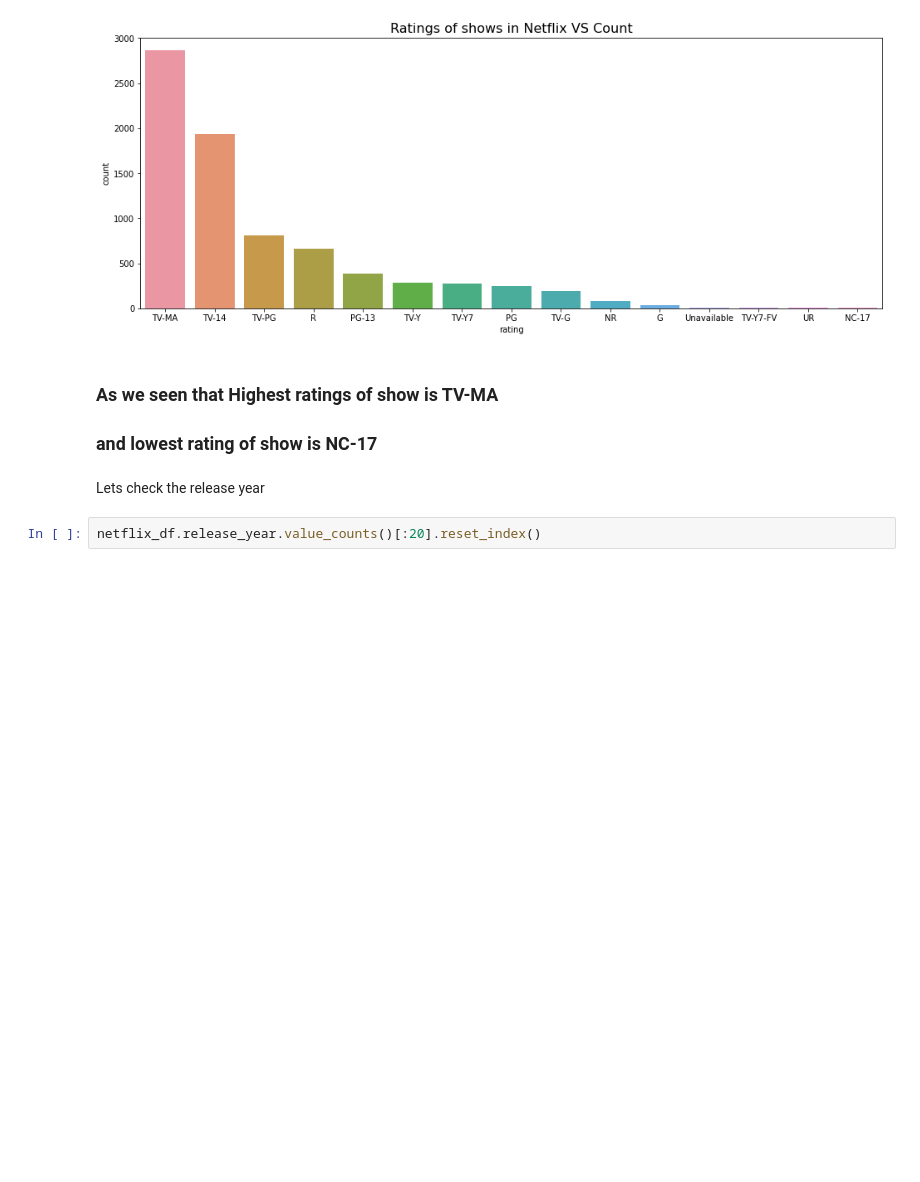
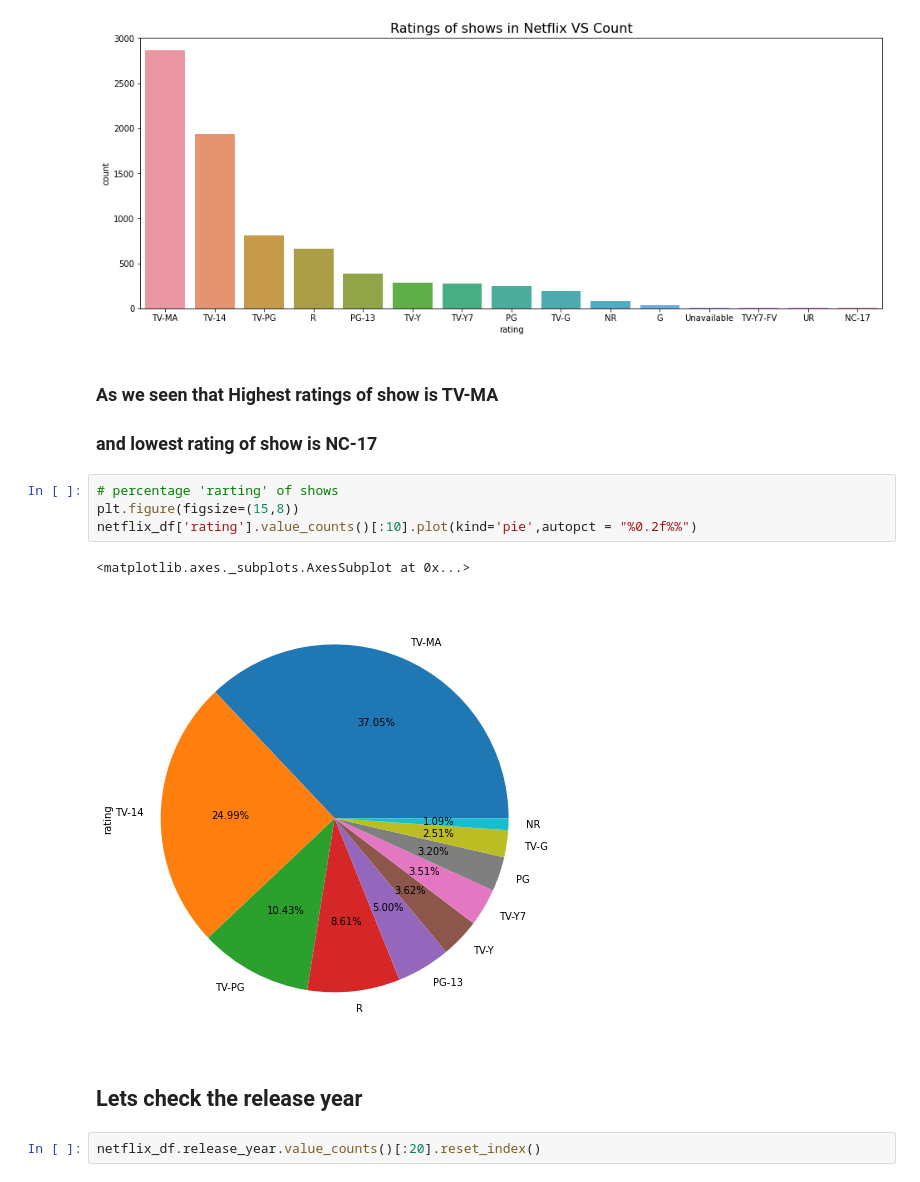
Before and after one commit to spradeepgit/NETFLIX-MOVIES-AND-TV-SHOWS-CLUSTERING, a Jupyter notebook: NETFLIX_MOVIES_AND_TV_SHOWS_CLUSTERING.ipynb, the cells around one changed output. Drawn from its saved outputs; the diff is of its cells as text; blank space fills up the shorter version.

```diff
--- a/NETFLIX_MOVIES_AND_TV_SHOWS_CLUSTERING.ipynb
+++ b/NETFLIX_MOVIES_AND_TV_SHOWS_CLUSTERING.ipynb
@@ -272,8 +278,15 @@ Text(0.5, 1.0, 'Ratings of shows in Netflix VS Count')
 # %% [markdown]
 ### As we seen that Highest ratings of show is TV-MA
 ### and lowest rating of show is NC-17
+# %%
+# percentage 'rarting' of shows
+plt.figure(figsize=(15,8))
+netflix_df['rating'].value_counts()[:10].plot(kind='pie',autopct = "%0.2f%%")
+# %% [output]
+<matplotlib.axes._subplots.AxesSubplot at 0x...>
+[figure, added]
 # %% [markdown]
-Lets check the release year
+## **Lets check the release year**
 # %%
 netflix_df.release_year.value_counts()[:20].reset_index()
 # %% [output]
```
Also changed, not shown: parts of 19 cells of this notebook.
